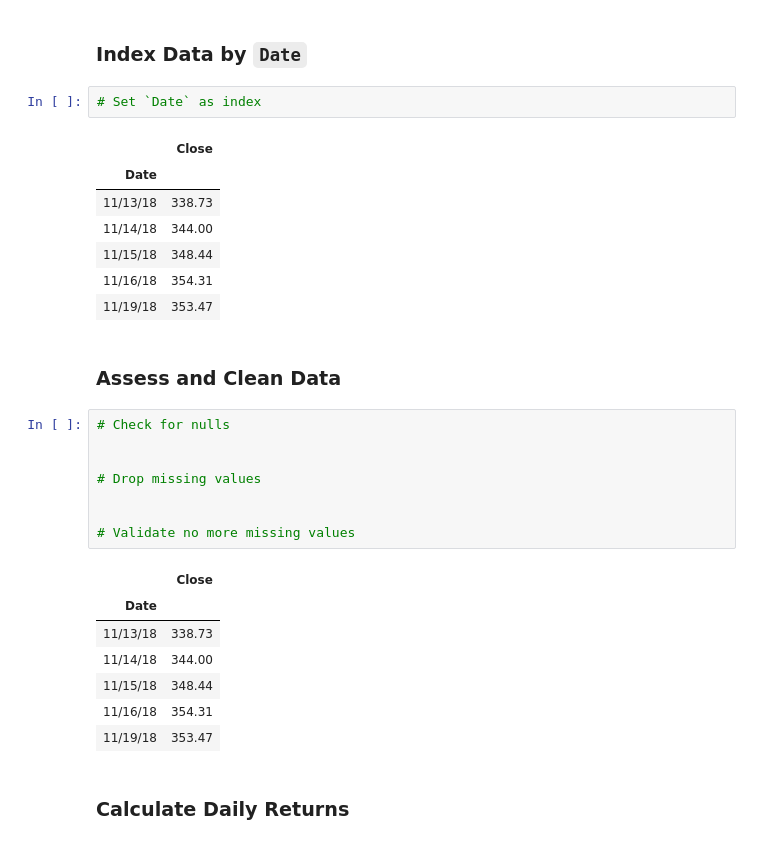
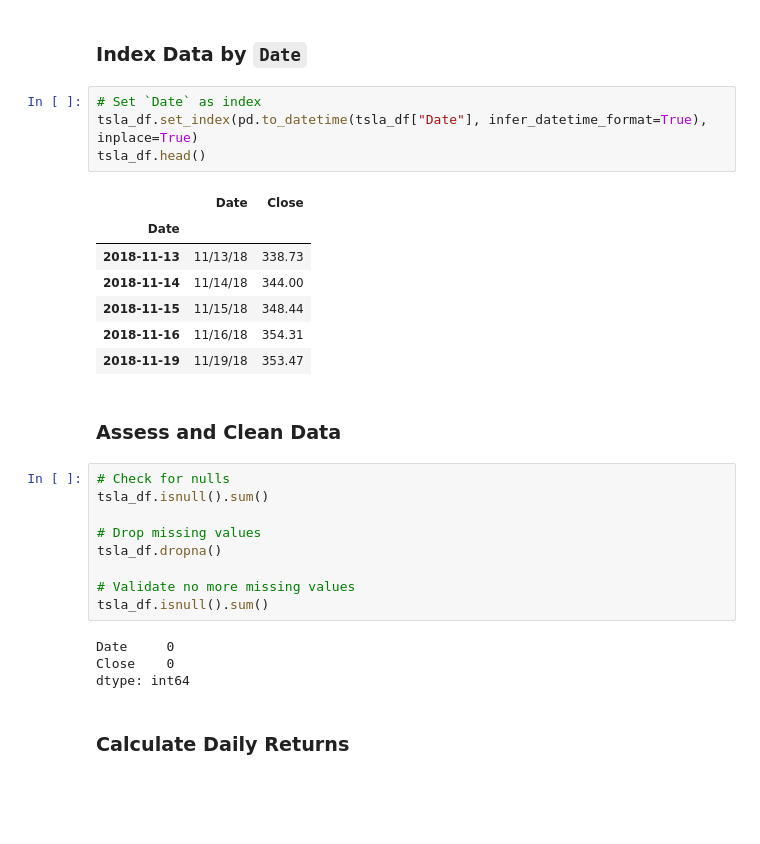
Before and after one commit to CincoCoding/FinTech-BootCamp, a Jupyter notebook: Class_09_Activities/03-Stu_Sorting/Unsolved/out_of_sorts.ipynb, the cells around one changed output. Saved outputs shown, nothing was run; the diff lists cells and outputs as text; blank space fills up the shorter version.

```diff
--- a/Class_09_Activities/03-Stu_Sorting/Unsolved/out_of_sorts.ipynb
+++ b/Class_09_Activities/03-Stu_Sorting/Unsolved/out_of_sorts.ipynb
@@ -22,32 +22,31 @@ tsla_df.head()
 ### Index Data by `Date`
 # %%
 # Set `Date` as index
+tsla_df.set_index(pd.to_datetime(tsla_df["Date"], infer_datetime_format=True), inplace=True)
+tsla_df.head()
 # %% [output]
-|  | Close |
-| Date |  |
-| 11/13/18 | 338.73 |
-| 11/14/18 | 344.00 |
-| 11/15/18 | 348.44 |
-| 11/16/18 | 354.31 |
-| 11/19/18 | 353.47 |
+|  | Date | Close |
+| Date |  |  |
+| 2018-11-13 | 11/13/18 | 338.73 |
+| 2018-11-14 | 11/14/18 | 344.00 |
+| 2018-11-15 | 11/15/18 | 348.44 |
+| 2018-11-16 | 11/16/18 | 354.31 |
+| 2018-11-19 | 11/19/18 | 353.47 |
 # %% [markdown]
 ### Assess and Clean Data
 # %%
 # Check for nulls
-
+tsla_df.isnull().sum()
 
 # Drop missing values
-
+tsla_df.dropna()
 
 # Validate no more missing values
+tsla_df.isnull().sum()
 # %% [output]
-|  | Close |
-| Date |  |
-| 11/13/18 | 338.73 |
-| 11/14/18 | 344.00 |
-| 11/15/18 | 348.44 |
-| 11/16/18 | 354.31 |
-| 11/19/18 | 353.47 |
+Date     0
+Close    0
+dtype: int64
 # %% [markdown]
 ### Calculate Daily Returns
 # %%
```
Also changed, not shown: parts of 5 cells of this notebook, 5 other files.
